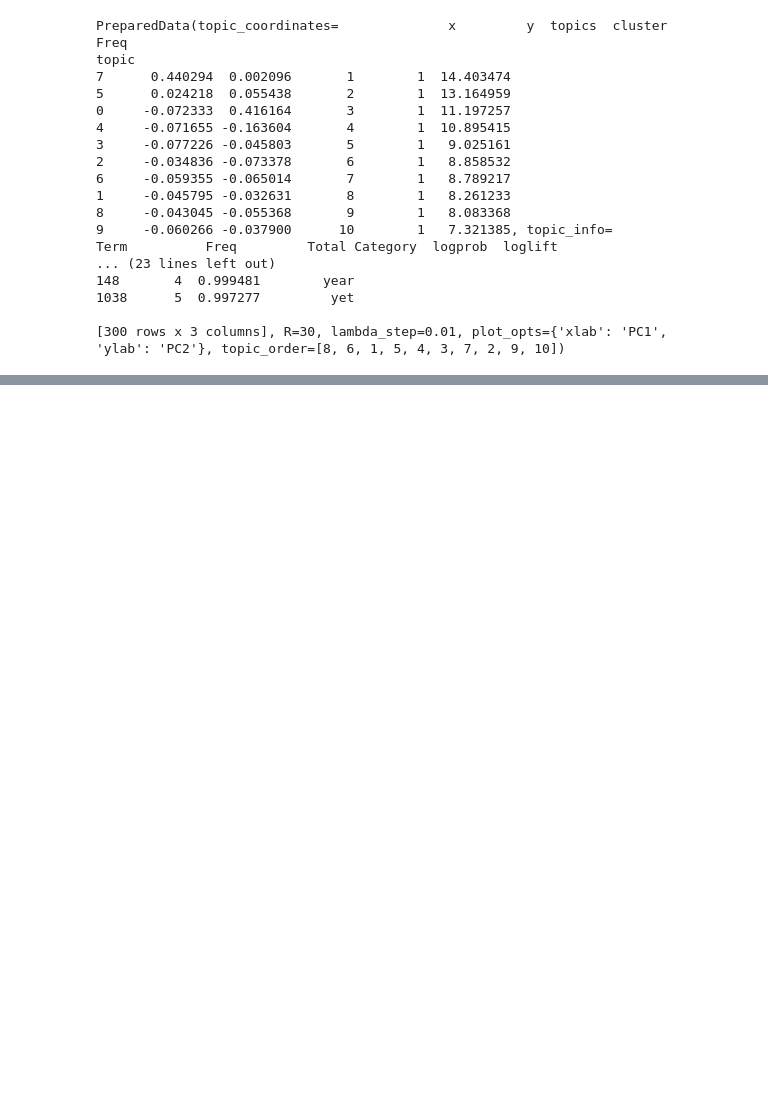
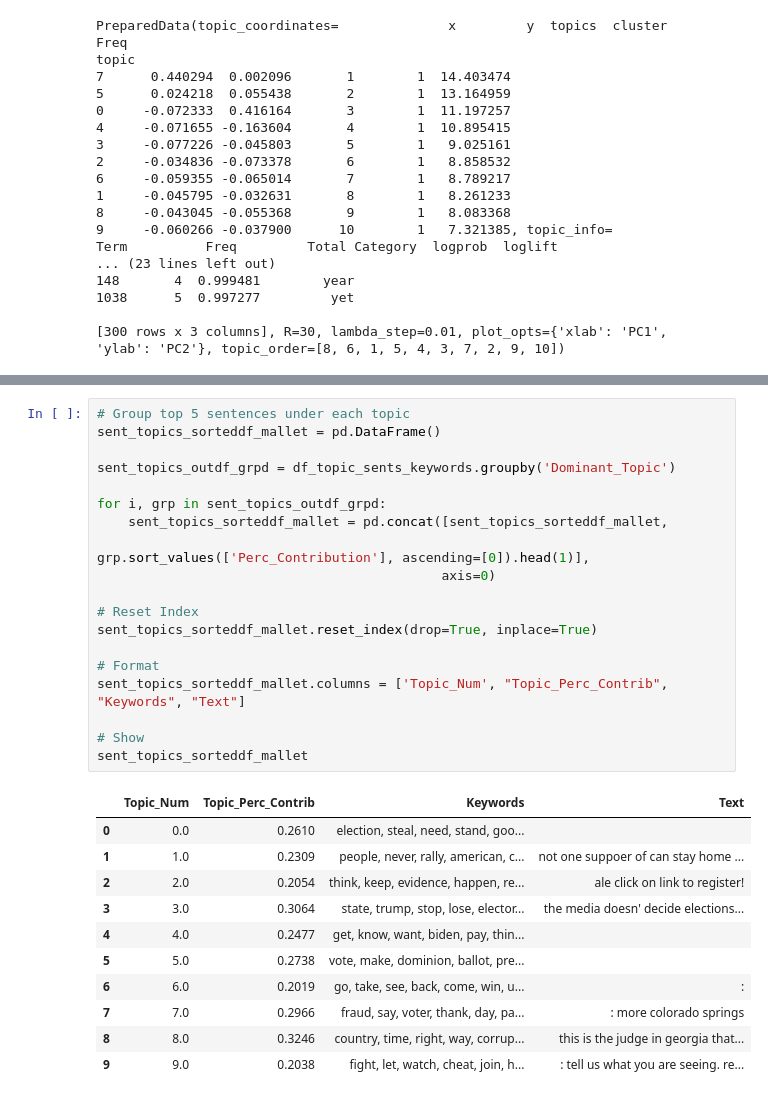
Before and after one commit to Aivrie/topic-analysis, a Jupyter notebook: topic_analysis (1st analysis).ipynb, the cells around one changed output, grey strips where cells are left out. Cells and saved outputs as stored; diff of their text form; blank space fills up the shorter version.

```diff
--- a/topic_analysis (1st analysis).ipynb
+++ b/topic_analysis (1st analysis).ipynb
@@ -264,3 +264,34 @@ df_dominant_topic.head(10)
 | 7 | 7 | 5.0 | 0.2307 | vote, make, dominion, ballot, pre... | the voting process has not been s... |
 | 8 | 8 | 7.0 | 0.1439 | fraud, say, voter, thank, day, pa... | s anyone surprised that nadler & ... |
 | 9 | 9 | 7.0 | 0.2420 | fraud, say, voter, thank, day, pa... | ot if but when ... : the know the... |
+# %%
+# Group top 5 sentences under each topic
+sent_topics_sorteddf_mallet = pd.DataFrame()
+
+sent_topics_outdf_grpd = df_topic_sents_keywords.groupby('Dominant_Topic')
+
+for i, grp in sent_topics_outdf_grpd:
+    sent_topics_sorteddf_mallet = pd.concat([sent_topics_sorteddf_mallet,
+                                             grp.sort_values(['Perc_Contribution'], ascending=[0]).head(1)],
+                                            axis=0)
+
+# Reset Index
+sent_topics_sorteddf_mallet.reset_index(drop=True, inplace=True)
+
+# Format
+sent_topics_sorteddf_mallet.columns = ['Topic_Num', "Topic_Perc_Contrib", "Keywords", "Text"]
+
+# Show
+sent_topics_sorteddf_mallet
+# %% [output]
+|  | Topic_Num | Topic_Perc_Contrib | Keywords | Text |
+| 0 | 0.0 | 0.2610 | election, steal, need, stand, goo... |  |
+| 1 | 1.0 | 0.2309 | people, never, rally, american, c... | not one suppoer of can stay home ... |
+| 2 | 2.0 | 0.2054 | think, keep, evidence, happen, re... | ale click on link to register! |
+| 3 | 3.0 | 0.3064 | state, trump, stop, lose, elector... | the media doesn' decide elections... |
+| 4 | 4.0 | 0.2477 | get, know, want, biden, pay, thin... |  |
+| 5 | 5.0 | 0.2738 | vote, make, dominion, ballot, pre... |  |
+| 6 | 6.0 | 0.2019 | go, take, see, back, come, win, u... | : |
+| 7 | 7.0 | 0.2966 | fraud, say, voter, thank, day, pa... | : more colorado springs |
+| 8 | 8.0 | 0.3246 | country, time, right, way, corrup... | this is the judge in georgia that... |
+| 9 | 9.0 | 0.2038 | fight, let, watch, cheat, join, h... | : tell us what you are seeing. re... |
```
Also changed, not shown: parts of 4 cells of this notebook, 1 other file.
